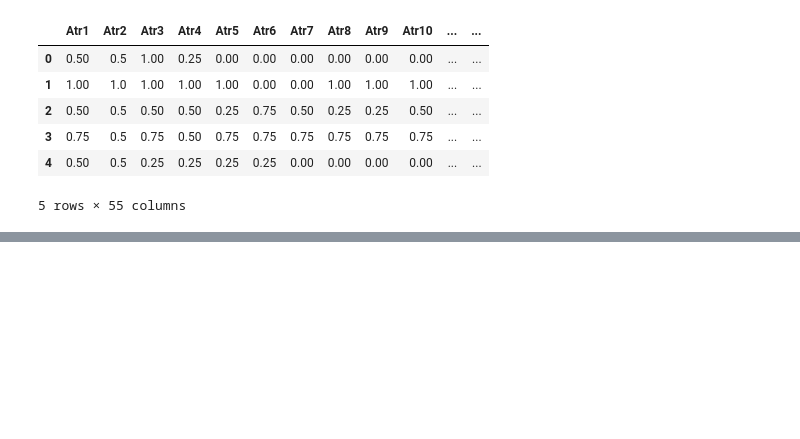
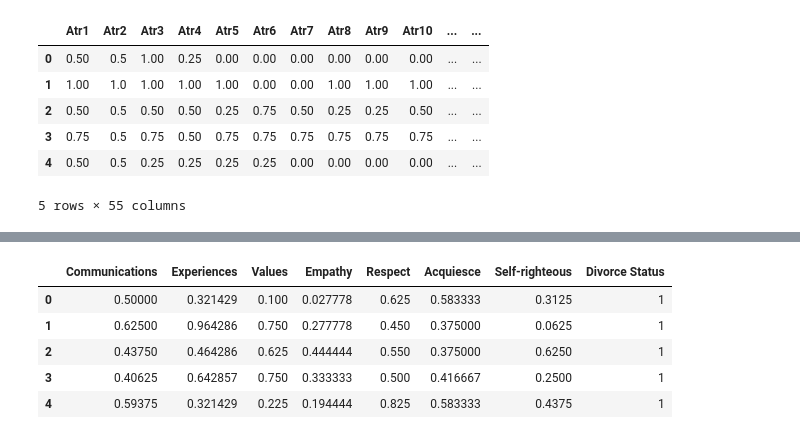
Before and after one commit to rknightly/rice-datathon, a Jupyter notebook: Ryan_K.ipynb, the cells around one changed output, grey strips where cells are left out. Cells and saved outputs as stored; diff of their text form; code cells hidden in the pictures; blank space fills up the shorter version.

```diff
--- a/Ryan_K.ipynb
+++ b/Ryan_K.ipynb
@@ -101,7 +67,6 @@ df.shape
 # Normalize data
 for i in range(1, 55):
     df["Atr"+str(i)] /= 4
-    df["Atr"+str(i)] = 4- df["Atr"+str(i)]
 df.head()
 # %% [output]
 |  | Atr1 | Atr2 | Atr3 | Atr4 | Atr5 | Atr6 | Atr7 | Atr8 | Atr9 | Atr10 | ... | ... |
@@ -164,0 +135,3 @@ Epoch 3611/10000
+# %%
+categories = pd.read_csv("divorce_values.csv")
+categories.tail()
@@ -164,0 +143,32 @@ Epoch 3611/10000
+# %%
+for i in range(1, 55):
+    #print(divorce_categories["Atr" + str(i)].shape)
+    if categories["Atr" + str(i)].iloc[1] == 'Negative':
+        #print(4 - divorce_categories["Atr" + str(i)])
+        df["Atr" + str(i)] = 1 - df["Atr" + str(i)]
+# %%
+unique_categories = categories.iloc[0,:54].unique()
+category_avgs = []
+for row in range(len(df)):
+    avgs = []
+    for category in unique_categories:
+        values = []
+        for col in range(54):
+            if categories.iloc[0, col] == category:
+                values.append(df.iloc[row,col])
+        avgs.append(sum(values) / len(values))
+    avgs.append(df.iloc[row,54])
+    category_avgs.append(avgs)
+
+headers = list(unique_categories)
+headers.append("Divorce Status")
+avg_df = pd.DataFrame(category_avgs, columns=headers)
+export_csv = avg_df.to_csv(r'./output.csv', index=None, header=True)
+avg_df.head()
+# %% [output]
+|  | Communications | Experiences | Values | Empathy | Respect | Acquiesce | Self-righteous | Divorce Status |
+| 0 | 0.50000 | 0.321429 | 0.100 | 0.027778 | 0.625 | 0.583333 | 0.3125 | 1 |
+| 1 | 0.62500 | 0.964286 | 0.750 | 0.277778 | 0.450 | 0.375000 | 0.0625 | 1 |
+| 2 | 0.43750 | 0.464286 | 0.625 | 0.444444 | 0.550 | 0.375000 | 0.6250 | 1 |
+| 3 | 0.40625 | 0.642857 | 0.750 | 0.333333 | 0.500 | 0.416667 | 0.2500 | 1 |
+| 4 | 0.59375 | 0.321429 | 0.225 | 0.194444 | 0.825 | 0.583333 | 0.4375 | 1 |
```
Also changed, not shown: parts of 12 cells of this notebook.
